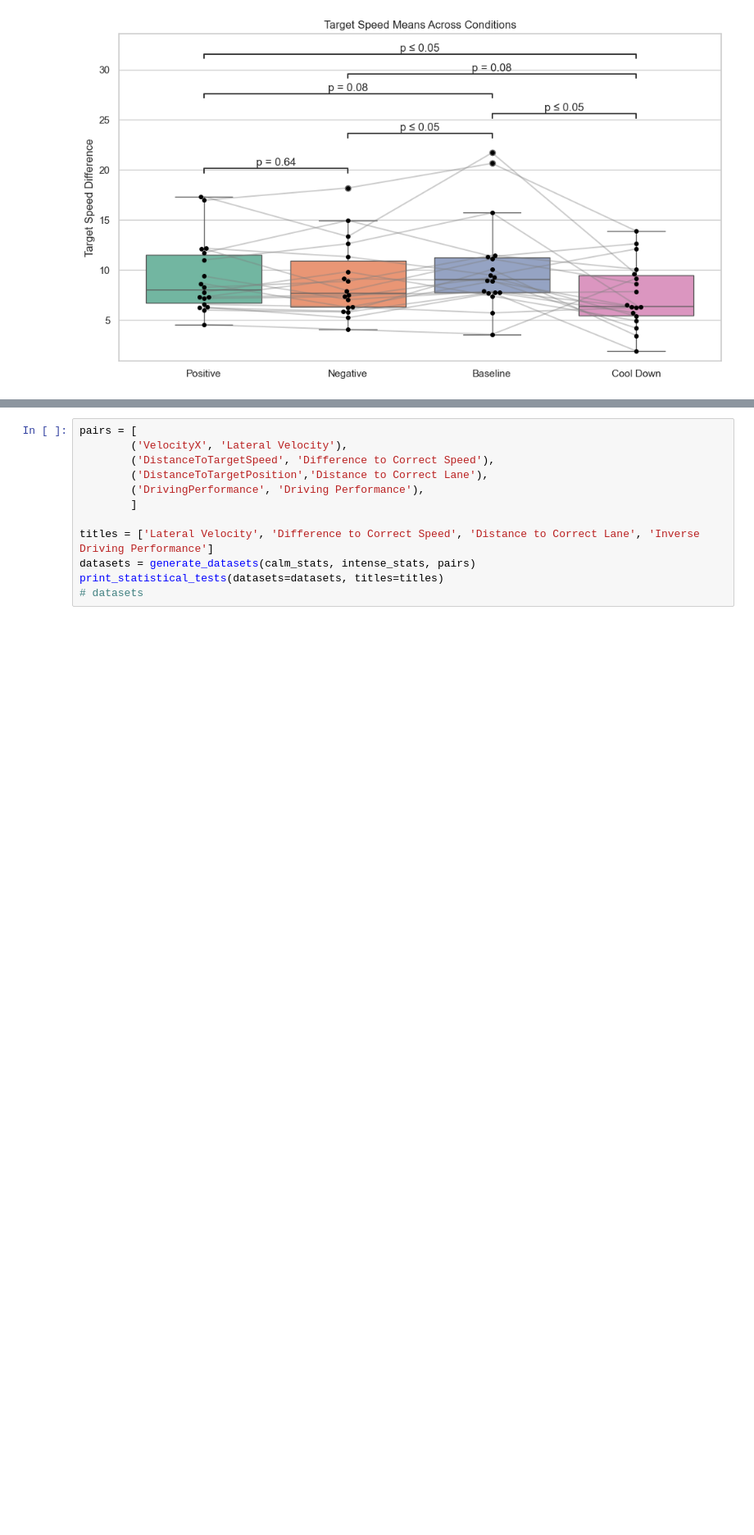
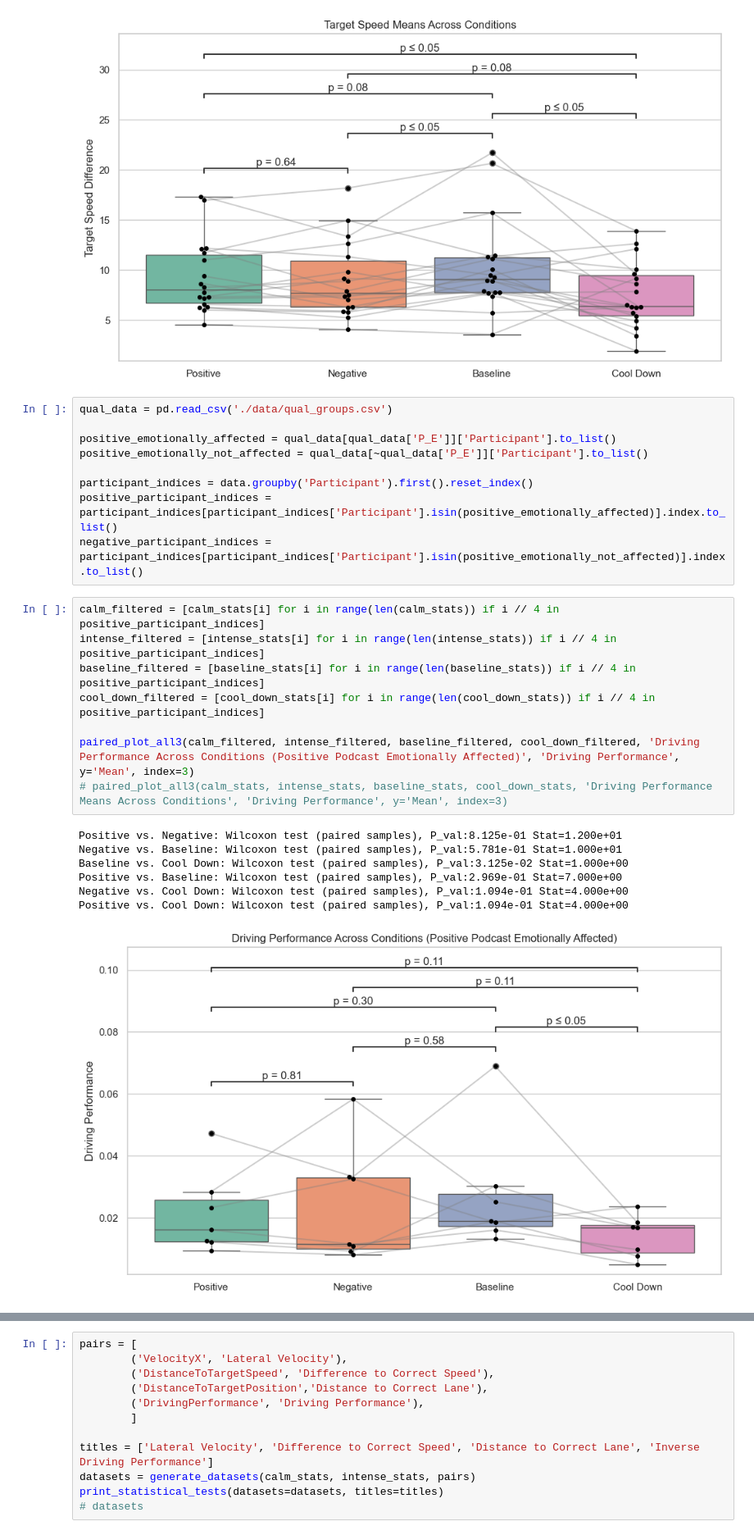
Before and after one commit to Anna-Palatkina-itu/driving_performance_project, a Jupyter notebook: window_analysis.ipynb, the cells around one changed output, grey strips where cells are left out. Shown at 82% size. Drawn from its saved outputs; the diff is of its cells as text; blank space fills up the shorter version.

```diff
--- a/window_analysis.ipynb
+++ b/window_analysis.ipynb
@@ -325,3 +325,28 @@ Positive vs. Baseline: Wilcoxon test (paired samples), P_val:8.143e-02 Stat=4.50
 Negative vs. Cool Down: Wilcoxon test (paired samples), P_val:8.143e-02 Stat=4.500e+01
 Positive vs. Cool Down: Wilcoxon test (paired samples), P_val:1.823e-02 Stat=3.200e+01
 [figure]
+# %%
+qual_data = pd.read_csv('./data/qual_groups.csv')
+
+positive_emotionally_affected = qual_data[qual_data['P_E']]['Participant'].to_list()
+positive_emotionally_not_affected = qual_data[~qual_data['P_E']]['Participant'].to_list()
+
+participant_indices = data.groupby('Participant').first().reset_index()
+positive_participant_indices = participant_indices[participant_indices['Participant'].isin(positive_emotionally_affected)].index.to_list()
+negative_participant_indices = participant_indices[participant_indices['Participant'].isin(positive_emotionally_not_affected)].index.to_list()
+# %%
+calm_filtered = [calm_stats[i] for i in range(len(calm_stats)) if i // 4 in positive_participant_indices]
+intense_filtered = [intense_stats[i] for i in range(len(intense_stats)) if i // 4 in positive_participant_indices]
+baseline_filtered = [baseline_stats[i] for i in range(len(baseline_stats)) if i // 4 in positive_participant_indices]
+cool_down_filtered = [cool_down_stats[i] for i in range(len(cool_down_stats)) if i // 4 in positive_participant_indices]
+
+paired_plot_all3(calm_filtered, intense_filtered, baseline_filtered, cool_down_filtered, 'Driving Performance Across Conditions (Positive Podcast Emotionally Affected)', 'Driving Performance', y='Mean', index=3)
+# paired_plot_all3(calm_stats, intense_stats, baseline_stats, cool_down_stats, 'Driving Performance Means Across Conditions', 'Driving Performance', y='Mean', index=3)
+# %% [output]
+Positive vs. Negative: Wilcoxon test (paired samples), P_val:8.125e-01 Stat=1.200e+01
+Negative vs. Baseline: Wilcoxon test (paired samples), P_val:5.781e-01 Stat=1.000e+01
+Baseline vs. Cool Down: Wilcoxon test (paired samples), P_val:3.125e-02 Stat=1.000e+00
+Positive vs. Baseline: Wilcoxon test (paired samples), P_val:2.969e-01 Stat=7.000e+00
+Negative vs. Cool Down: Wilcoxon test (paired samples), P_val:1.094e-01 Stat=4.000e+00
+Positive vs. Cool Down: Wilcoxon test (paired samples), P_val:1.094e-01 Stat=4.000e+00
+[figure, added]
```
Also changed, not shown: parts of 4 cells of this notebook, 5 other files.
